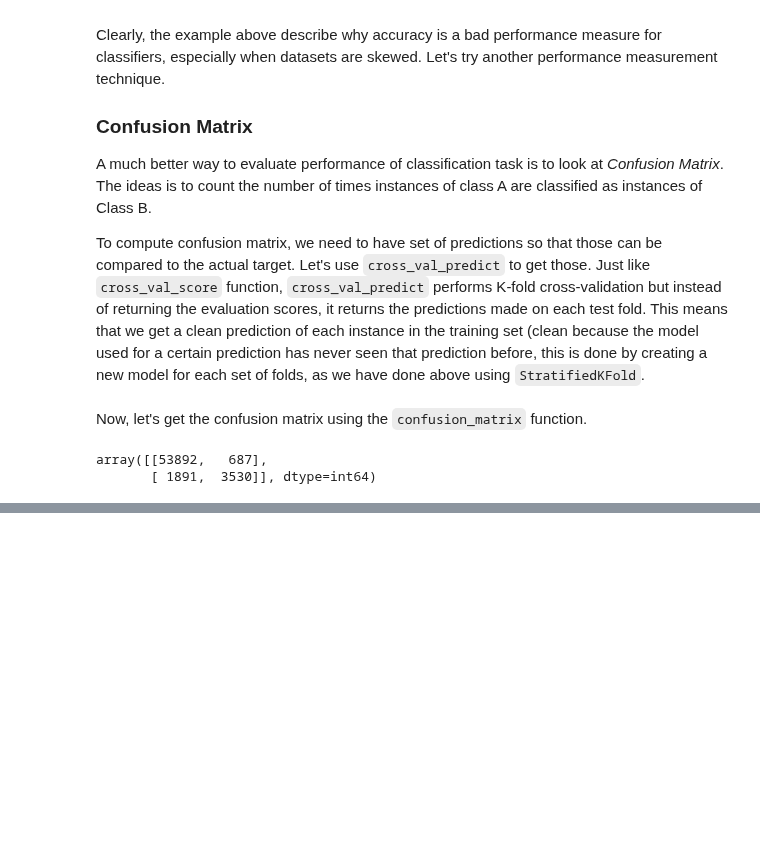
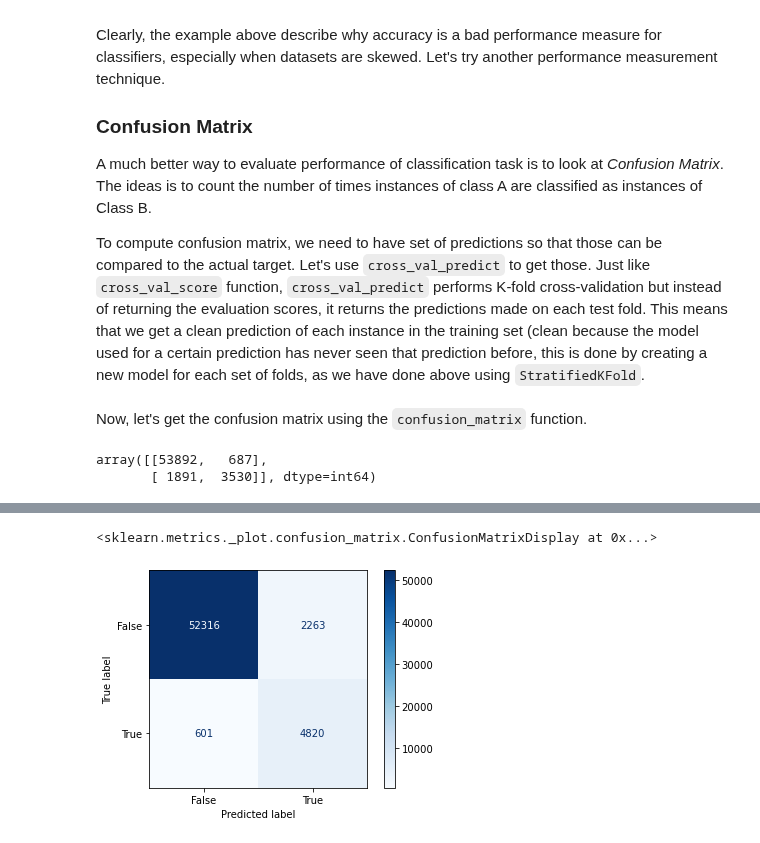
Before and after one commit to mandliya/ml, a Jupyter notebook: hands_on_machine_learning/3/Classification.ipynb, the cells around one changed output, grey strips where cells are left out. Cells and saved outputs as stored; diff of their text form; code cells hidden in the pictures; blank space fills up the shorter version.

```diff
--- a/hands_on_machine_learning/3/Classification.ipynb
+++ b/hands_on_machine_learning/3/Classification.ipynb
@@ -197,0 +202,7 @@ Let's assume we have the perfect classifier, in that case the confusion matrix w
+# %%
+from sklearn.metrics import plot_confusion_matrix
+
+plot_confusion_matrix(sgd_classifier, X_train, y_train_5, values_format="d", cmap=plt.cm.Blues)
+# %% [output]
+<sklearn.metrics._plot.confusion_matrix.ConfusionMatrixDisplay at 0x...>
+[figure, added]
```
Also changed, not shown: parts of 12 cells of this notebook, 1 other file.
